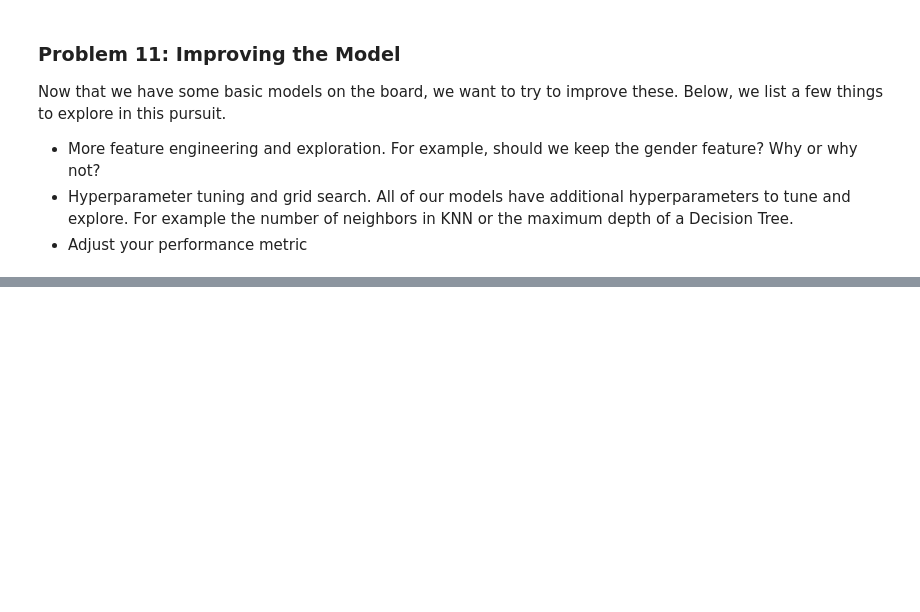
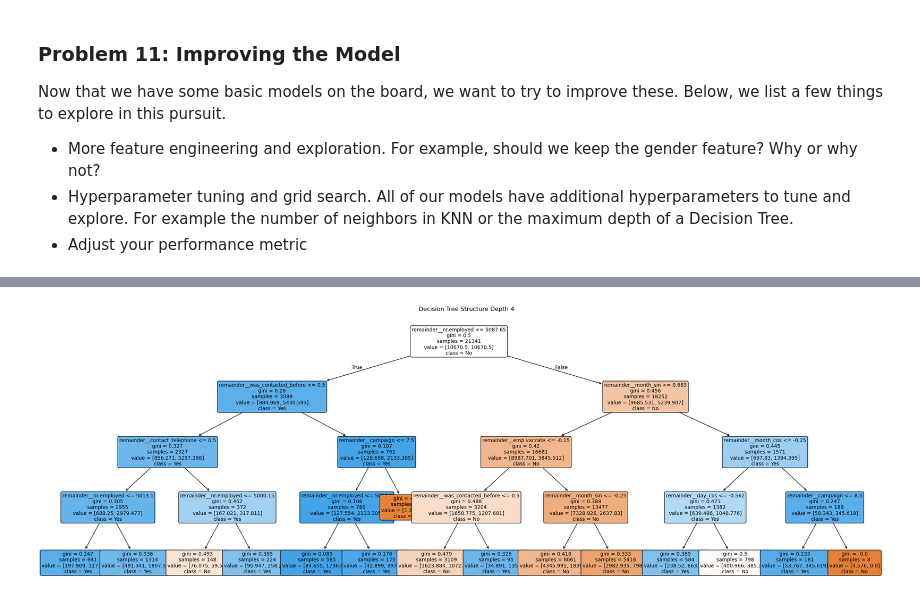
Before and after one commit to Jack-S2005/17.1-Comparing-Classifiers, a Jupyter notebook: prompt_III.ipynb, the cells around one changed output, grey strips where cells are left out. Drawn from its saved outputs; the diff is of its cells as text; code cells hidden in the pictures; blank space fills up the shorter version.

```diff
--- a/prompt_III.ipynb
+++ b/prompt_III.ipynb
@@ -507,0 +553,16 @@ display_results(results)
+# %%
+tree_model = pipes[3].named_steps['Decision Tree Depth = 4']
+
+plt.figure(figsize=(30, 10))  # Adjust size as needed
+plot_tree(
+    tree_model,
+    feature_names=preprocessor.get_feature_names_out(),  # Use your preprocessor if you have one
+    class_names=['No', 'Yes'],  # Adjust to your target classes
+    filled=True,
+    rounded=True,
+    fontsize=10
+)
+plt.title("Decision Tree Structure Depth 4")
+plt.show()
+# %% [output]
+[figure, added]
```
Also changed, not shown: parts of 18 cells of this notebook.
